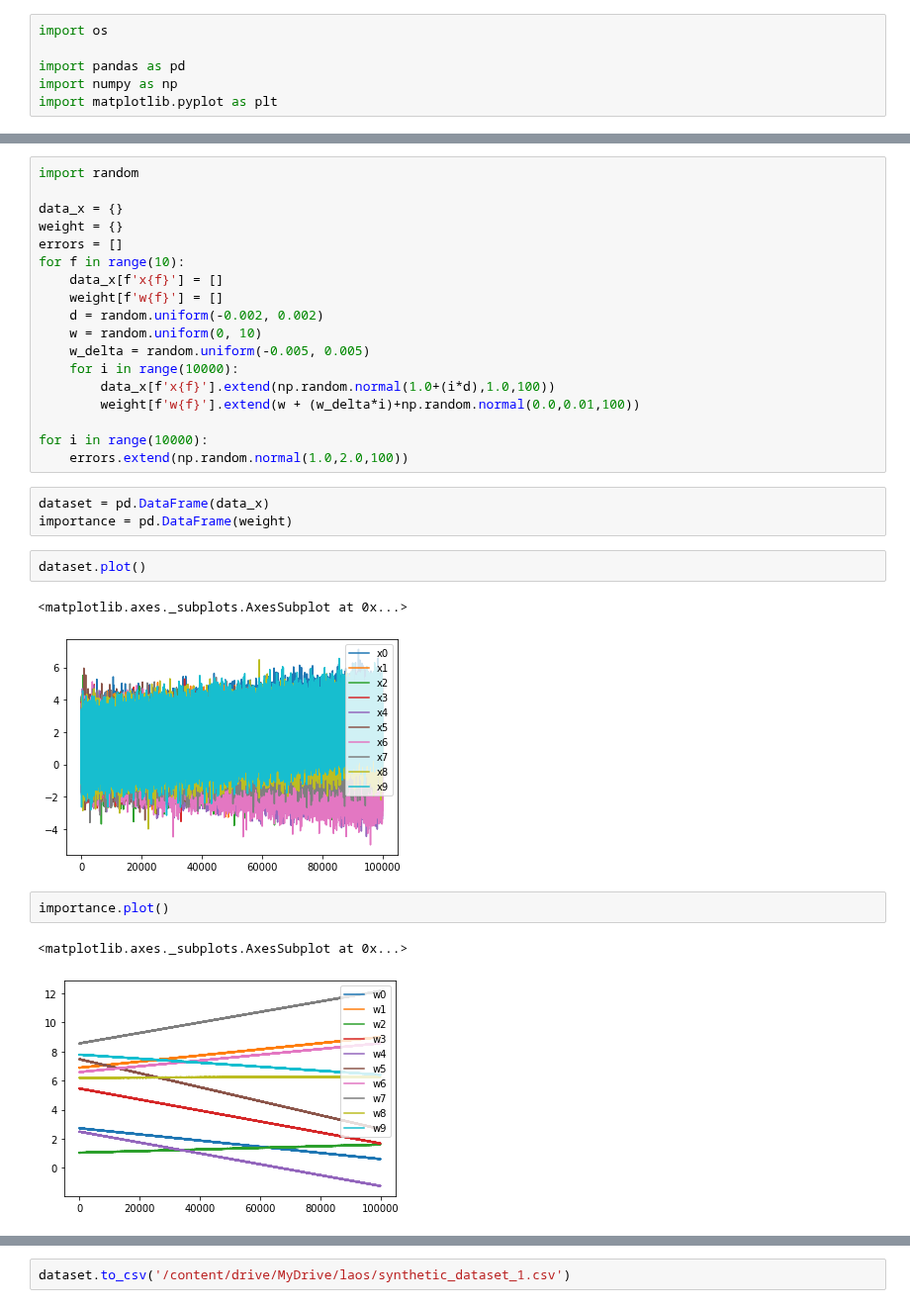
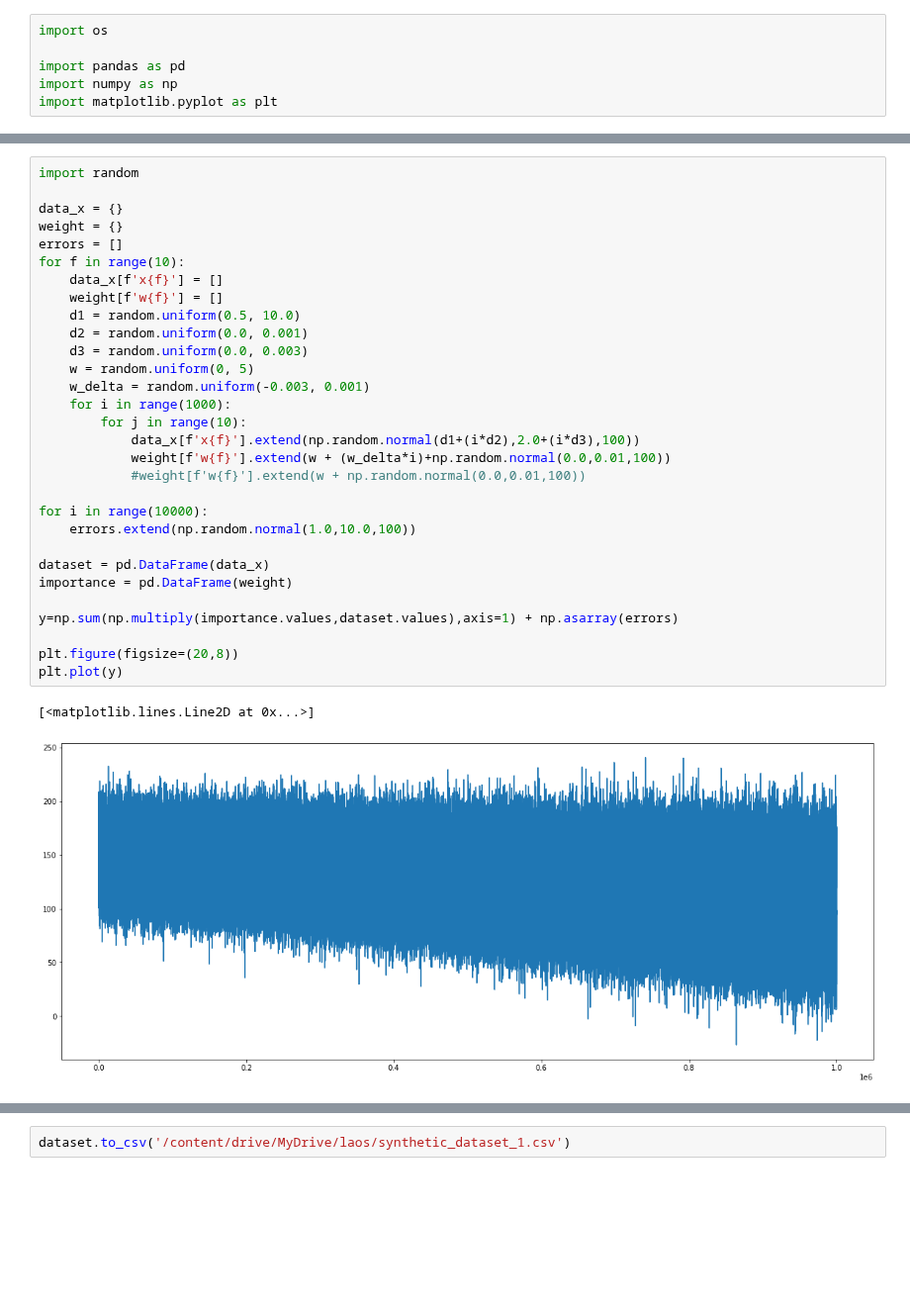
Before and after one commit to dolmani38/drift, a Jupyter notebook: synthetic_data_generation_1112.ipynb, the cells around one changed output, grey strips where cells are left out. Shown at 99% size. Drawn from its saved outputs; the diff is of its cells as text; blank space fills up the shorter version.

```diff
--- a/synthetic_data_generation_1112.ipynb
+++ b/synthetic_data_generation_1112.ipynb
@@ -38,31 +15,33 @@ array([ 1.32721340e+00,  7.13674027e-01,  4.15374988e-01,  1.37167483e+00,
 # %%
 import random
 
 data_x = {}
 weight = {}
 errors = []
 for f in range(10):
     data_x[f'x{f}'] = []
     weight[f'w{f}'] = []
-    d = random.uniform(-0.002, 0.002)
-    w = random.uniform(0, 10)
-    w_delta = random.uniform(-0.005, 0.005)
-    for i in range(10000):
-        data_x[f'x{f}'].extend(np.random.normal(1.0+(i*d),1.0,100))
-        weight[f'w{f}'].extend(w + (w_delta*i)+np.random.normal(0.0,0.01,100))
+    d1 = random.uniform(0.5, 10.0)
+    d2 = random.uniform(0.0, 0.001)
+    d3 = random.uniform(0.0, 0.003)
+    w = random.uniform(0, 5)
+    w_delta = random.uniform(-0.003, 0.001)
+    for i in range(1000):
+        for j in range(10):
+            data_x[f'x{f}'].extend(np.random.normal(d1+(i*d2),2.0+(i*d3),100))
+            weight[f'w{f}'].extend(w + (w_delta*i)+np.random.normal(0.0,0.01,100))
+            #weight[f'w{f}'].extend(w + np.random.normal(0.0,0.01,100))
 
 for i in range(10000):
-    errors.extend(np.random.normal(1.0,2.0,100))
+    errors.extend(np.random.normal(1.0,10.0,100))
+
+dataset = pd.DataFrame(data_x)
+importance = pd.DataFrame(weight)
+
+y=np.sum(np.multiply(importance.values,dataset.values),axis=1) + np.asarray(errors)
+
+plt.figure(figsize=(20,8))
+plt.plot(y)
+# %% [output]
+[<matplotlib.lines.Line2D at 0x...>]
+[figure, added]
-# %%
-dataset = pd.DataFrame(data_x)
-importance = pd.DataFrame(weight)
-# %%
-dataset.plot()
-# %% [output]
-<matplotlib.axes._subplots.AxesSubplot at 0x...>
-[figure, removed]
-# %%
-importance.plot()
-# %% [output]
-<matplotlib.axes._subplots.AxesSubplot at 0x...>
-[figure, removed]
```
Also changed, not shown: parts of 25 cells of this notebook.
